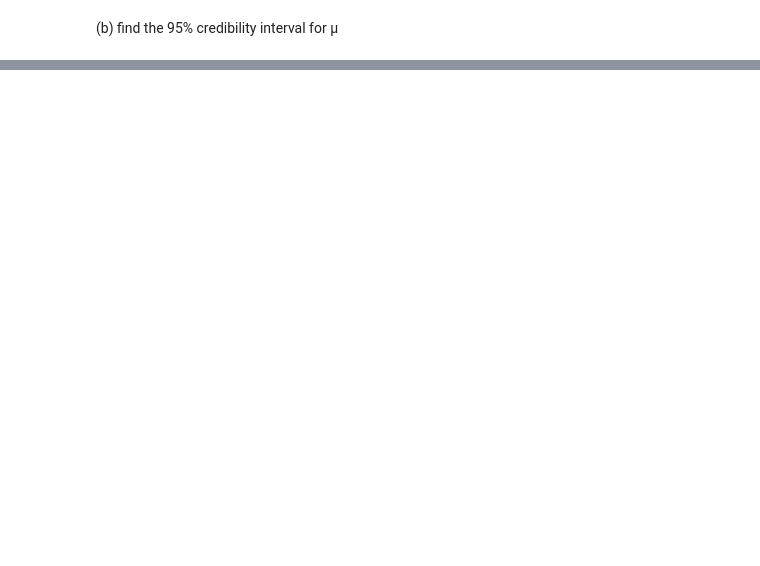
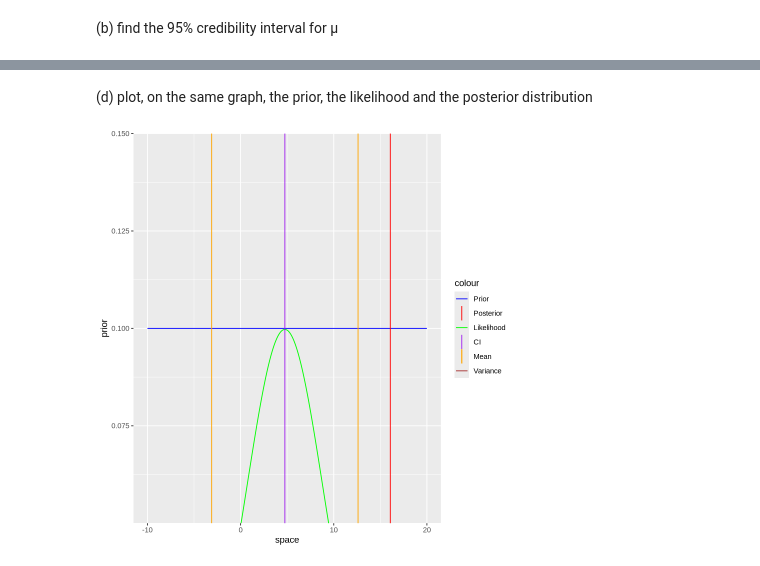
Before and after one commit to pietromalagoli/asp, a Jupyter notebook: code/lab04/Malagoli_Pietro_RLab04.ipynb, the cells around one changed output, grey strips where cells are left out. Saved outputs shown, nothing was run; the diff lists cells and outputs as text; code cells hidden in the pictures; blank space fills up the shorter version.

```diff
--- a/code/lab04/Malagoli_Pietro_RLab04.ipynb
+++ b/code/lab04/Malagoli_Pietro_RLab04.ipynb
@@ -145,0 +145,5 @@ confidence = 0.95
+# %%
+confidence = 0.95
+
+interval = qnorm(c(0.025, 0.975), mean, sqrt(var))
+print(paste("The 95% credibility interval is ", "[", interval[1], ",", interval[2], "]"))
@@ -145,0 +165,16 @@ confidence = 0.95
+# %% [markdown]
+(d) plot, on the same graph, the prior, the likelihood and the posterior distribution
+# %%
+df = data.frame(space = space, posterior = posterior, prior = prior(space), likelihood = likelihood)
+
+ggplot(df, aes(x = space, y = prior)) +
+    geom_line(aes(color = 'blue')) +
+    geom_line(y = posterior, aes(color = 'red')) +
+    geom_line(y = likelihood, aes(color = 'green')) +
+    geom_vline(aes(xintercept = mean, color = 'orange')) +
+    geom_vline(aes(xintercept = var, color = 'brown')) +
+    geom_vline(aes(xintercept = interval[1], color = 'purple')) +
+    geom_vline(aes(xintercept = interval[2], color = 'purple')) +
+    scale_color_manual(values = c("blue", "red", "green", "purple", "orange", "brown"), labels = c("Prior", "Posterior", "Likelihood", "CI", "Mean", "Variance"))
+# %% [output]
+[figure, added]
```
Also changed, not shown: parts of 6 cells of this notebook.
